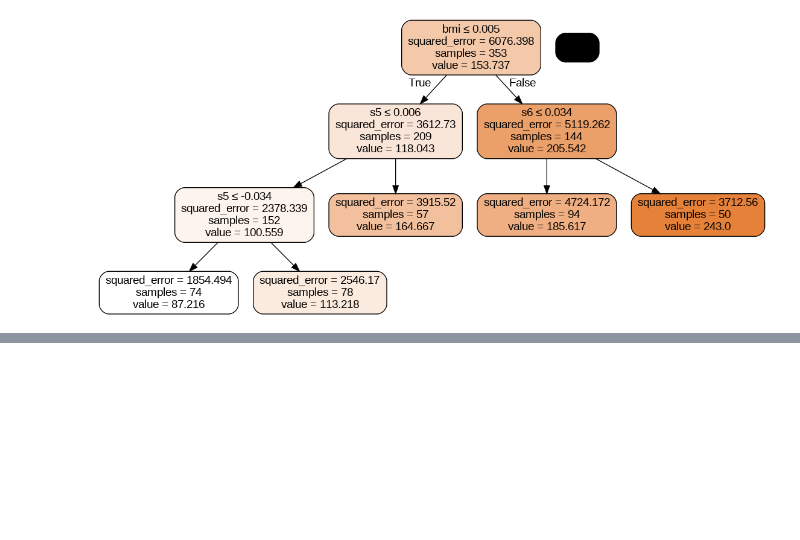
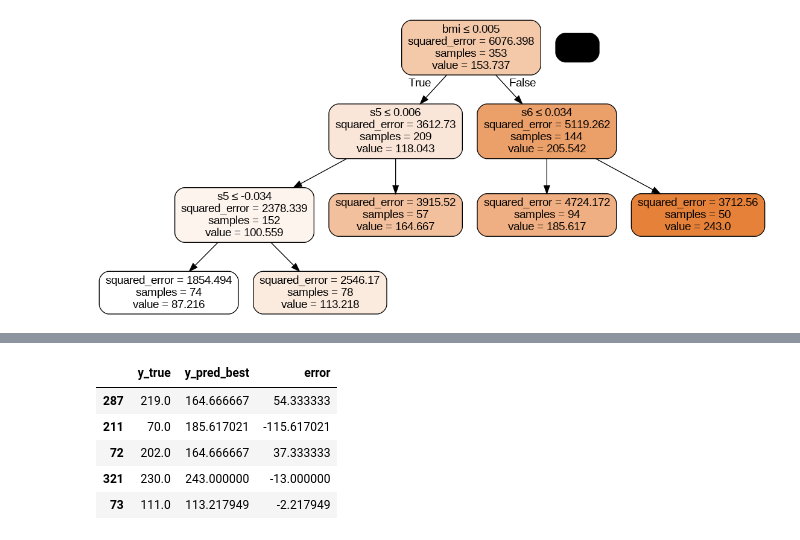
Before and after one commit to davidofitaly/05_decision_tree_regression_projects, a Jupyter notebook: 02_diabetes_level_decision_tree_regression_project.ipynb, the cells around one changed output, grey strips where cells are left out. Cells and saved outputs as stored; diff of their text form; code cells hidden in the pictures; blank space fills up the shorter version.

```diff
--- a/02_diabetes_level_decision_tree_regression_project.ipynb
+++ b/02_diabetes_level_decision_tree_regression_project.ipynb
@@ -414,0 +418,11 @@ Image(graph.create_png(), width=800)  # Adjust width as needed
+# %%
+# Calculate the prediction error as the difference between the true and predicted values
+predictions['error'] = predictions['y_true'] - predictions['y_pred_best']
+predictions.head()
+# %% [output]
+|  | y_true | y_pred_best | error |
+| 287 | 219.0 | 164.666667 | 54.333333 |
+| 211 | 70.0 | 185.617021 | -115.617021 |
+| 72 | 202.0 | 164.666667 | 37.333333 |
+| 321 | 230.0 | 243.000000 | -13.000000 |
+| 73 | 111.0 | 113.217949 | -2.217949 |
```
Also changed, not shown: parts of 20 cells of this notebook.
